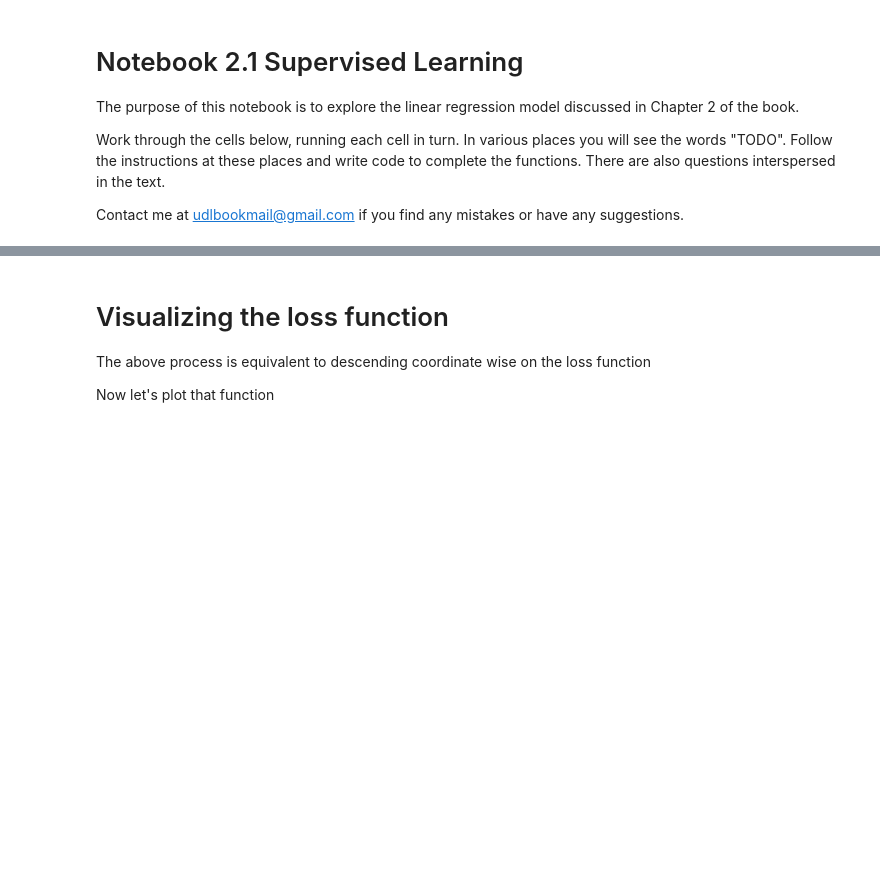
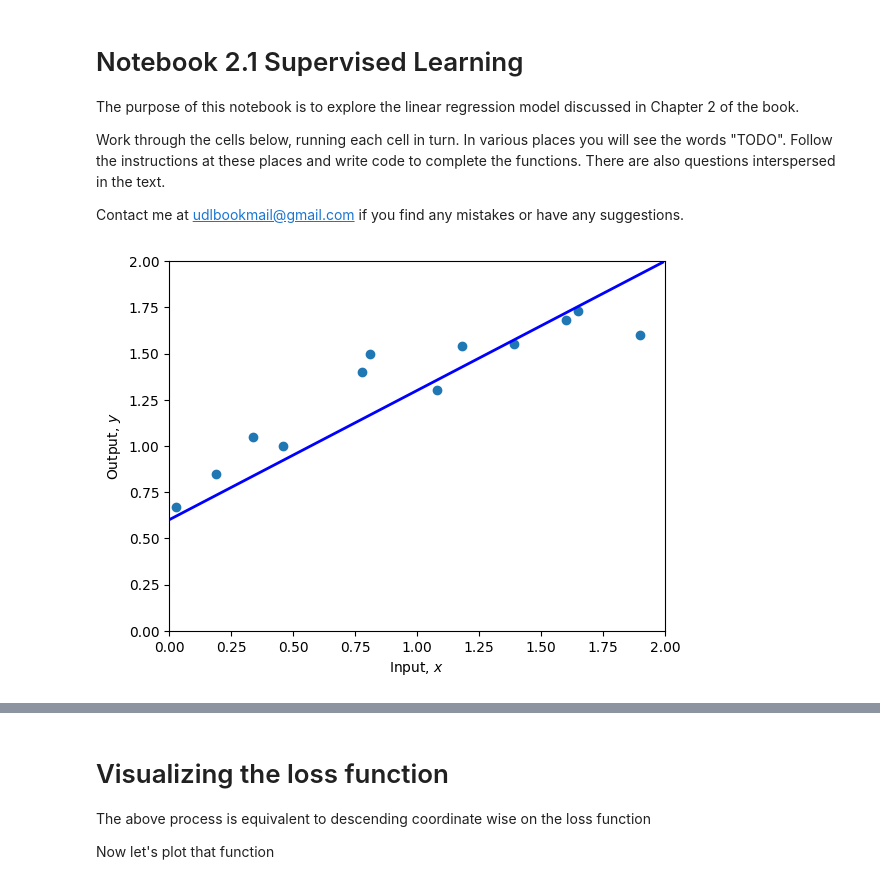
Before and after one commit to ShawnDhillon1/167-DL, a Jupyter notebook: assignment2.ipynb, the cells around one changed output, grey strips where cells are left out. Drawn from its saved outputs; the diff is of its cells as text; code cells hidden in the pictures; blank space fills up the shorter version.

```diff
--- a/assignment2.ipynb
+++ b/assignment2.ipynb
@@ -70,11 +70,13 @@ print(f'Your Loss = {loss:3.2f}, Ground truth =10.28')
 # %%
 # TODO -- Change the parameters manually to fit the model
 # First fix phi1 and try changing phi0 until you can't make the loss go down any more
 # Then fix phi0 and try changing phi1 until you can't make the loss go down any more
 # Repeat this process until you find a set of parameters that fit the model as in figure 2.2d
 # You can either do this by hand, or if you want to get fancy, write code to descent automatically in this way
 # Start at these values:
-phi0 = 1.60 ; phi1 =-0.8
+phi0 = 0.6; phi1 =0.7
 
 plot(x,y,phi0,phi1)
 print(f'Your Loss = {compute_loss(x,y,phi0,phi1):3.2f}')
+# %% [output]
+[figure, added]
```
Also changed, not shown: parts of 2 cells of this notebook.
